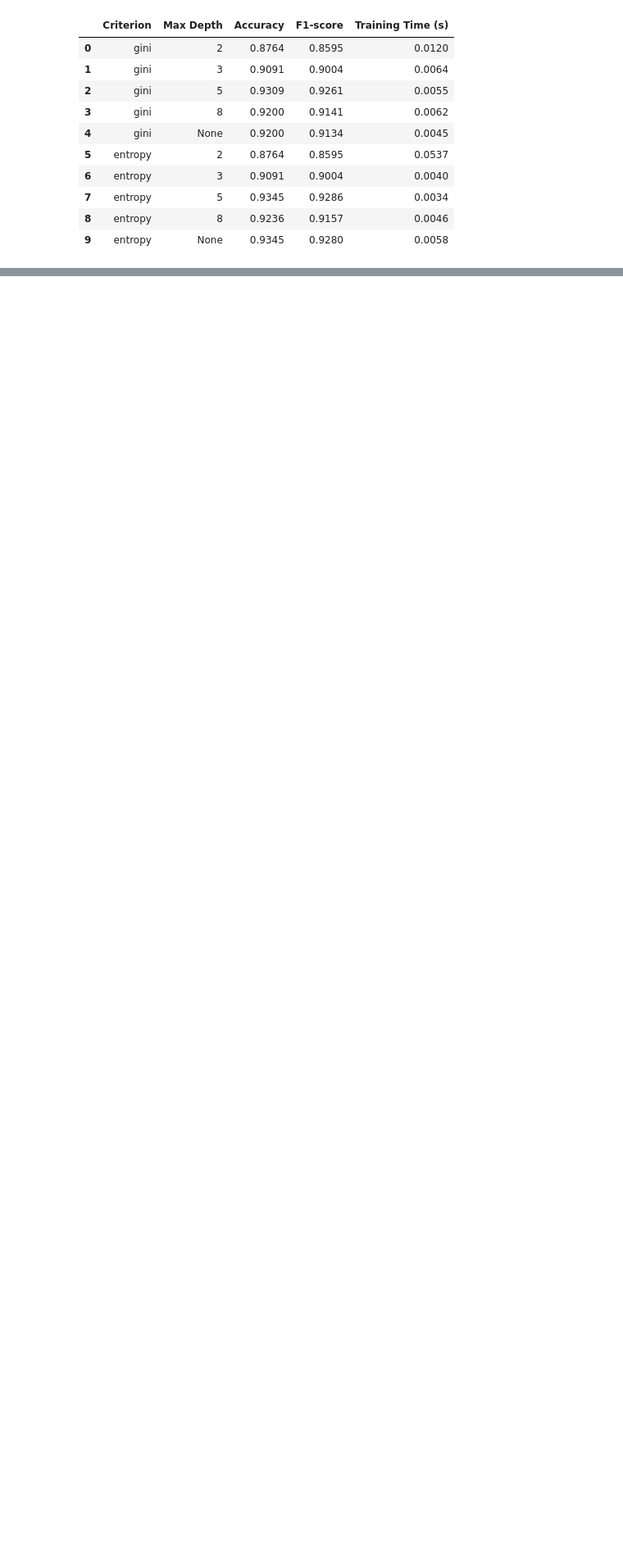
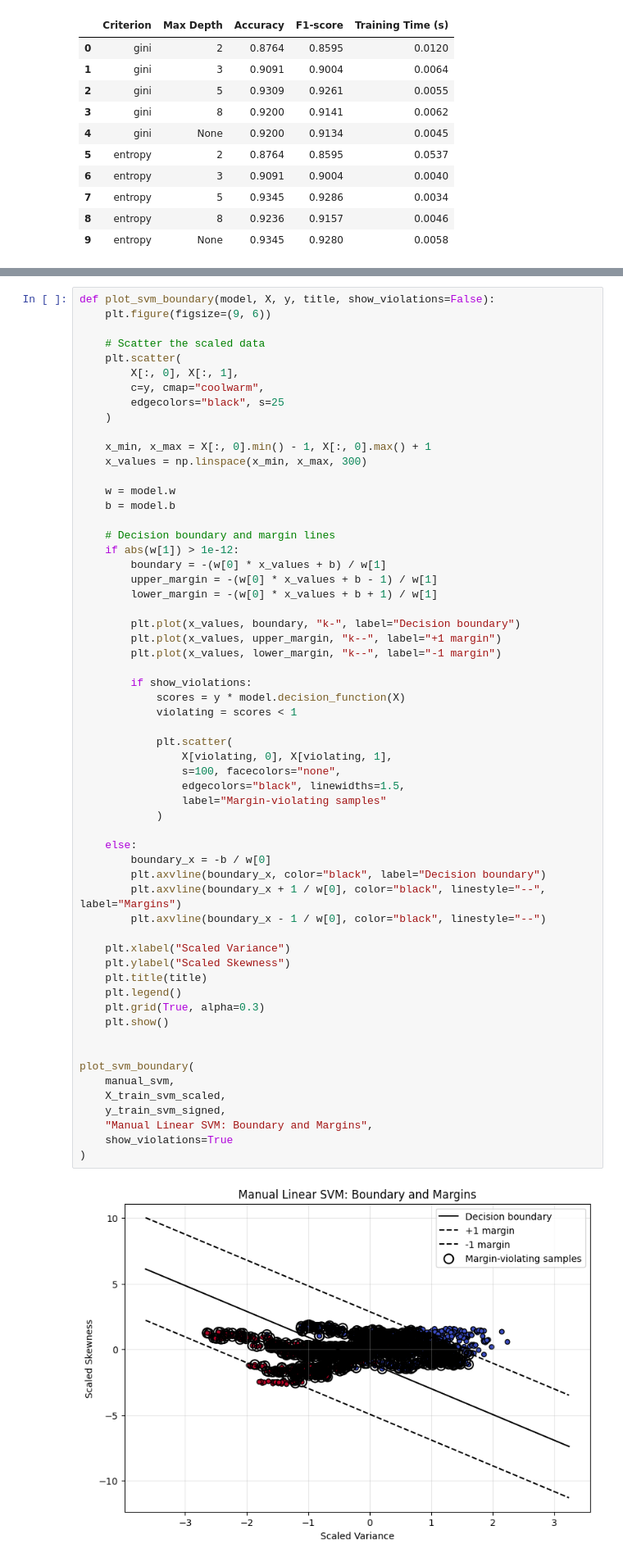
Before and after one commit to SteffiGeorge2708/202618018_SteffiGeorge_DS605, a Jupyter notebook: 202618018_Lab_8/202618018_lab_7.ipynb, the cells around one changed output, grey strips where cells are left out. Shown at 82% size. Cells and saved outputs as stored; diff of their text form; blank space fills up the shorter version.

```diff
--- a/202618018_Lab_8/202618018_lab_7.ipynb
+++ b/202618018_Lab_8/202618018_lab_7.ipynb
@@ -532,0 +675,61 @@ display(sklearn_tree_results_df.round(4))
+# %%
+def plot_svm_boundary(model, X, y, title, show_violations=False):
+    plt.figure(figsize=(9, 6))
+
+    # Scatter the scaled data
+    plt.scatter(
+        X[:, 0], X[:, 1],
+        c=y, cmap="coolwarm",
+        edgecolors="black", s=25
+    )
+
+    x_min, x_max = X[:, 0].min() - 1, X[:, 0].max() + 1
+    x_values = np.linspace(x_min, x_max, 300)
+
+    w = model.w
+    b = model.b
+
+    # Decision boundary and margin lines
+    if abs(w[1]) > 1e-12:
+        boundary = -(w[0] * x_values + b) / w[1]
+        upper_margin = -(w[0] * x_values + b - 1) / w[1]
+        lower_margin = -(w[0] * x_values + b + 1) / w[1]
+
+        plt.plot(x_values, boundary, "k-", label="Decision boundary")
+        plt.plot(x_values, upper_margin, "k--", label="+1 margin")
+        plt.plot(x_values, lower_margin, "k--", label="-1 margin")
+
+        if show_violations:
+            scores = y * model.decision_function(X)
+            violating = scores < 1
+
+            plt.scatter(
+                X[violating, 0], X[violating, 1],
+                s=100, facecolors="none",
+                edgecolors="black", linewidths=1.5,
+                label="Margin-violating samples"
+            )
+
+    else:
+        boundary_x = -b / w[0]
+        plt.axvline(boundary_x, color="black", label="Decision boundary")
+        plt.axvline(boundary_x + 1 / w[0], color="black", linestyle="--", label="Margins")
+        plt.axvline(boundary_x - 1 / w[0], color="black", linestyle="--")
+
+    plt.xlabel("Scaled Variance")
+    plt.ylabel("Scaled Skewness")
+    plt.title(title)
+    plt.legend()
+    plt.grid(True, alpha=0.3)
+    plt.show()
+
+
+plot_svm_boundary(
+    manual_svm,
+    X_train_svm_scaled,
+    y_train_svm_signed,
+    "Manual Linear SVM: Boundary and Margins",
+    show_violations=True
+)
+# %% [output]
+[figure, added]
```
Also changed, not shown: parts of 24 cells of this notebook, 1 other file.
